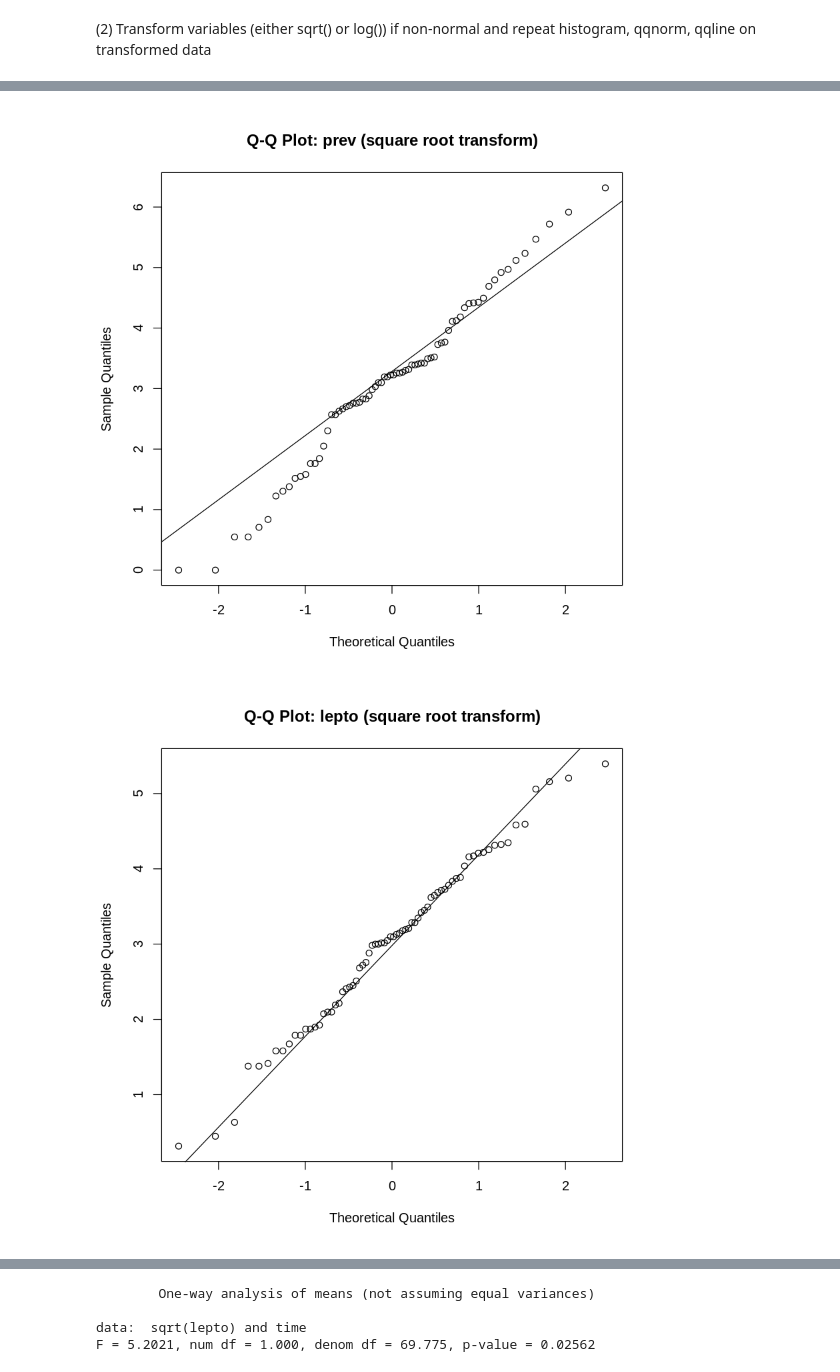
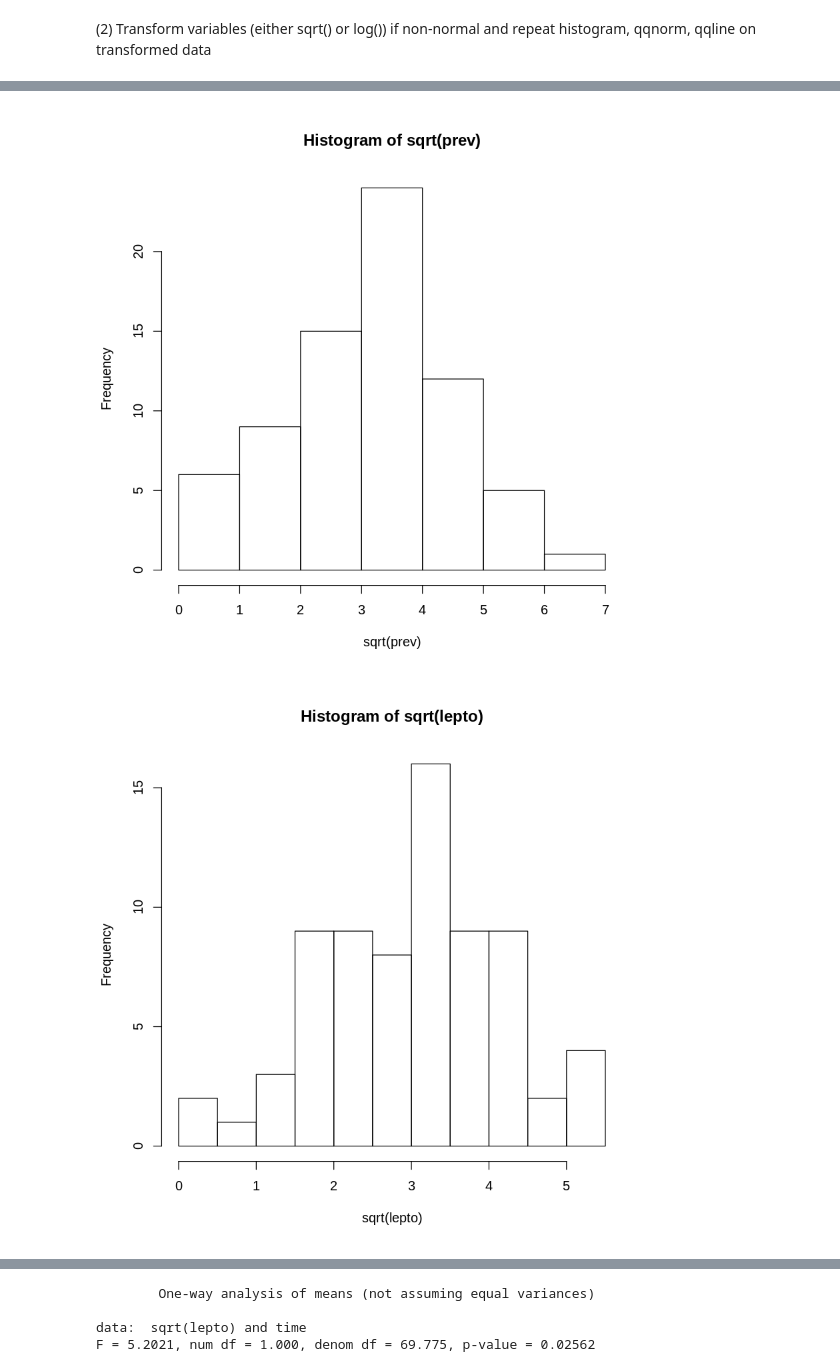
Before and after one commit to genevaporter/SDSU-BIOL-696, a Jupyter notebook: R-section/project/PorterRProjectPt1.ipynb, the cells around one changed output, grey strips where cells are left out. Drawn from its saved outputs; the diff is of its cells as text; code cells hidden in the pictures.

```diff
--- a/R-section/project/PorterRProjectPt1.ipynb
+++ b/R-section/project/PorterRProjectPt1.ipynb
@@ -70,6 +88,13 @@ qqline(deepest)
 (2) Transform variables (either sqrt() or log()) if non-normal and repeat histogram, qqnorm, qqline on transformed data
 # %%
 # Transforming data sets to better fit Q-Q line
+
+hist(log(strep))
+hist(sqrt(prev))
+hist(sqrt(lepto))
+hist(fuso)
+hist(sqrt(veil))
+hist(deepest)
 
 qqnorm(log(strep), main="Q-Q Plot: strep (log transform)")
 qqline(log(strep))
@@ -87,2 +112,2 @@ qqline(sqrt(veil))
-[figure, old version]
+[figure, new version]
-[figure, old version]
+[figure, new version]
```
Also changed, not shown: parts of 18 cells of this notebook, 1 other file.
